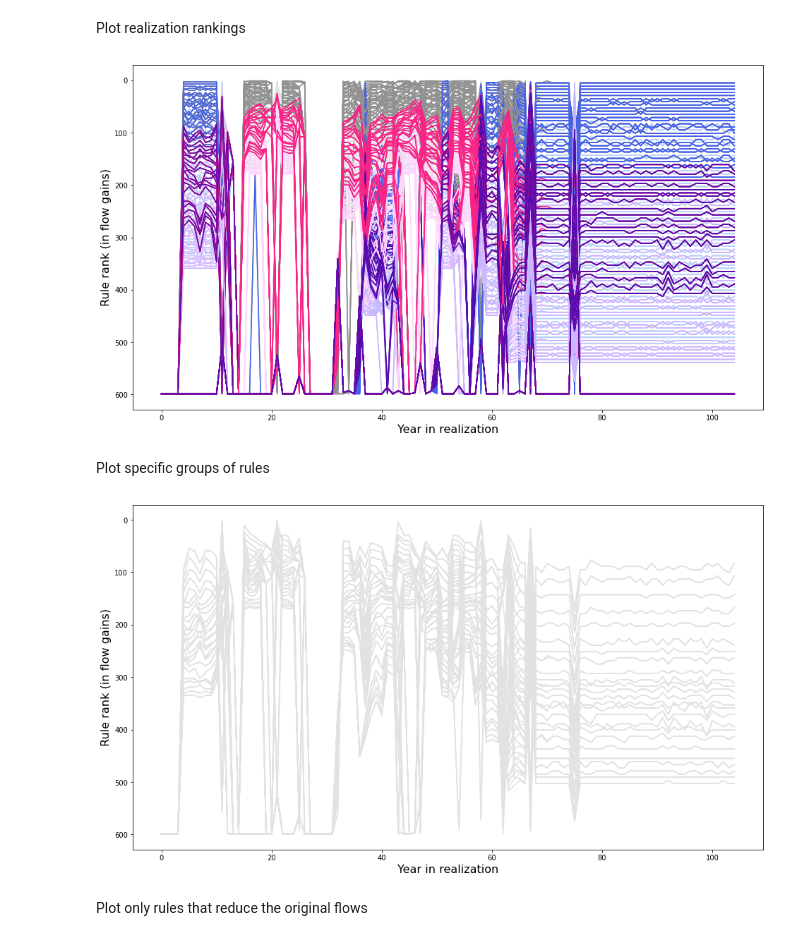
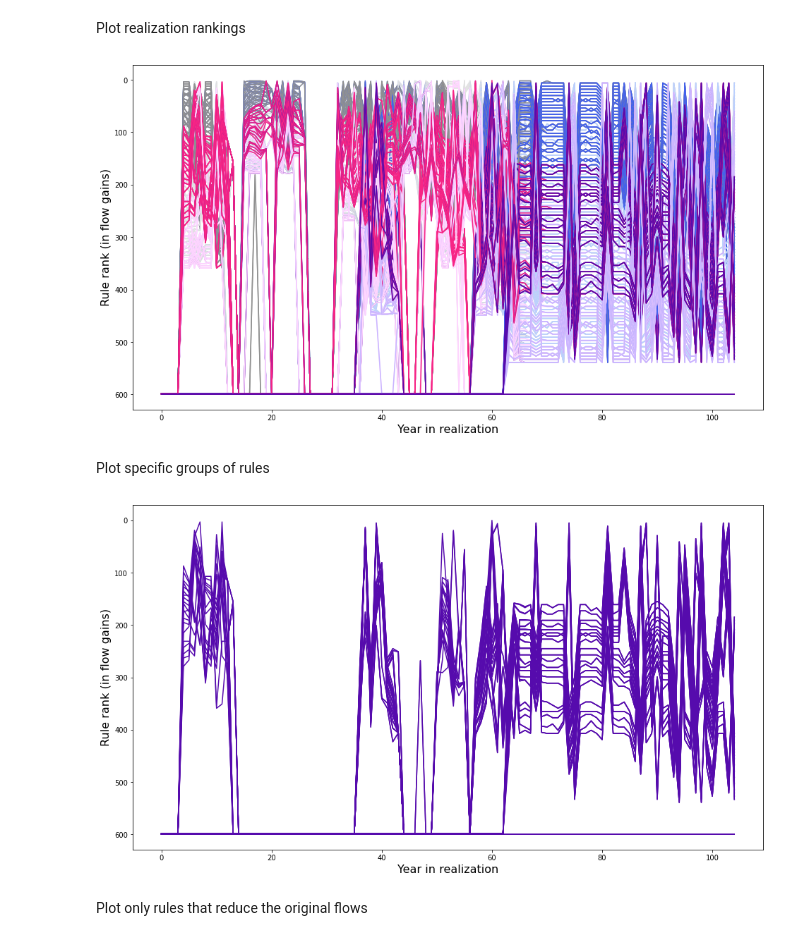
Before and after one commit to antonia-had/rival_framings_demand, a Jupyter notebook: realization_effects.ipynb, the cells around one changed output. Saved outputs shown, nothing was run; the diff lists cells and outputs as text; code cells hidden in the pictures.

```diff
--- a/realization_effects.ipynb
+++ b/realization_effects.ipynb
@@ -11,7 +11,7 @@ import matplotlib
 import itertools
 # %%
 # directory where the experiment data is stored
-experiment_data_dir = './xdd_parquet'
+experiment_data_dir = './xdd_parquet_new'
 flow_data_dir = './xdd_parquet_flow'
 # %% [markdown]
 Read in realization drought counts
@@ -63,9 +63,9 @@ WHERE
 #09163500, 09085100, 09050700, 09019500
 # get query result as a data frame
 df = duckdb.query(sql).df()
-
-#sort dataframe by demand rule
-df = df.sort_values(by=['sample', 'realization', 'demand rule', 'structure_id', 'year', 'month'])
+# %%
+#sort dataframe by demand rule
+df = df.sort_values(by=['sample', 'realization', 'demand rule', 'structure_id'])
 # %% [markdown]
 Read flow-only experiment results for the same realization
 # %%
@@ -107,17 +94,24 @@ First look at what happens at an annual scale
 gauge = gauges[0]
 
 # extract changed flows for specific gauge
-changed_flows = np.reshape(df[df['structure_id']==gauge]['river_outflow'].values*1233.4818/1000000, #convert to metric
+changed_flows = np.reshape(df[df['structure_id']==gauge]['river_outflow'].values,
                            (int(len(df)/len(structures)/n_files), n_files), order='F')
+
+original_flows = df_flow[df_flow['structure_id']==gauge]['river_outflow'].values
+
+differences = changed_flows - original_flows[:,None]
+negatives = differences < 0
+# dif_to_add = negatives*1000000
+
+#changed_flows = changed_flows + dif_to_add
 
 changed_flows_annual = np.zeros((int(len(df)/len(structures)/n_files/12), n_files))
 for j in range(n_files):
     changed_flows_annual[:,j] = np.add.reduceat(changed_flows[:,j], np.arange(0, len(changed_flows[:,j]), 12))
-changed_flows_annual = np.around(changed_flows_annual, decimals=0, out=None)
+changed_flows_annual = np.around(changed_flows_annual, decimals=0, out=None)*1233.4818/1000000 #convert to metric
 
-original_flows = df_flow[df_flow['structure_id']==gauge]['river_outflow'].values*1233.4818/1000000 #convert to metric
 
 original_flows_annual = np.add.reduceat(original_flows, np.arange(0, len(original_flows), 12))
-original_flows_annual = np.around(original_flows_annual, decimals=0, out=None)
+original_flows_annual = np.around(original_flows_annual, decimals=0, out=None)*1233.4818/1000000 #convert to metric
 # %% [markdown]
 Identify drought ranges to hightlight
@@ -181,23 +203,23 @@ ax1.set_ylabel('Rule rank (in flow gains)', fontsize=16)
 ax1.set_xlabel('Year in realization', fontsize=16)
 ax1.invert_yaxis()
 # %% [output]
-[figure, old version]
+[figure, new version]
 # %% [markdown]
 Plot specific groups of rules
 # %%
-group_number = 0
+group_number = 7
 rules_to_show = np.where(group==group_number)[0]
 
 fig = plt.figure(figsize=(16,9))
 ax1 = fig.add_subplot(1,1,1)
 
 for j in rules_to_show:
     ax1.plot(np.arange(105), realization_rankings[:,j], color=groups_colors[group[j]])
 ax1.set_ylabel('Rule rank (in flow gains)', fontsize=16)
 ax1.set_xlabel('Year in realization', fontsize=16)
 ax1.invert_yaxis()
 # %% [output]
-[figure, old version]
+[figure, new version]
 # %% [markdown]
 Plot only rules that reduce the original flows
 # %%
```
Also changed, not shown: parts of 14 cells of this notebook, 2 other files.
